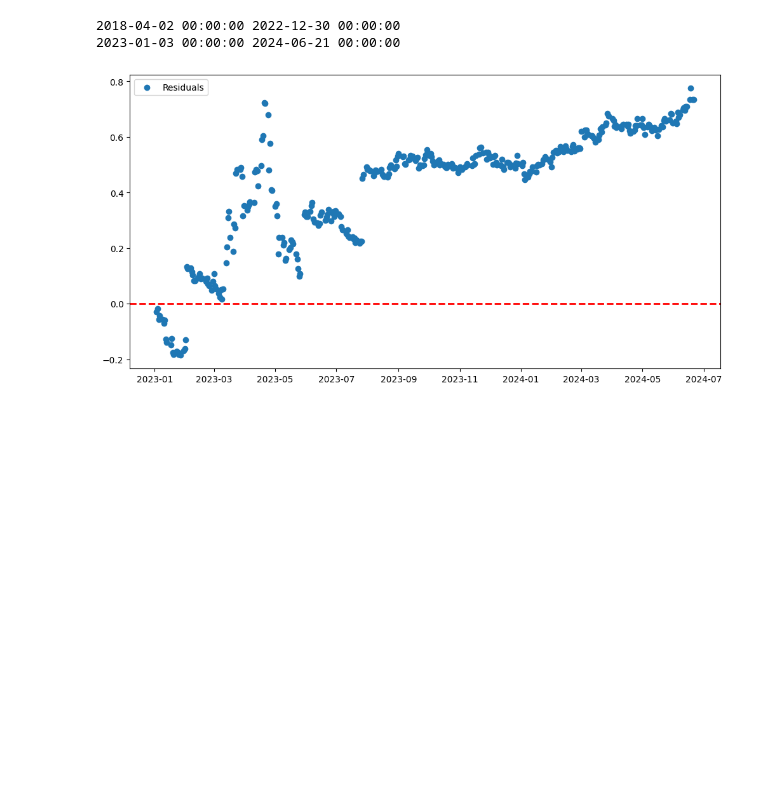
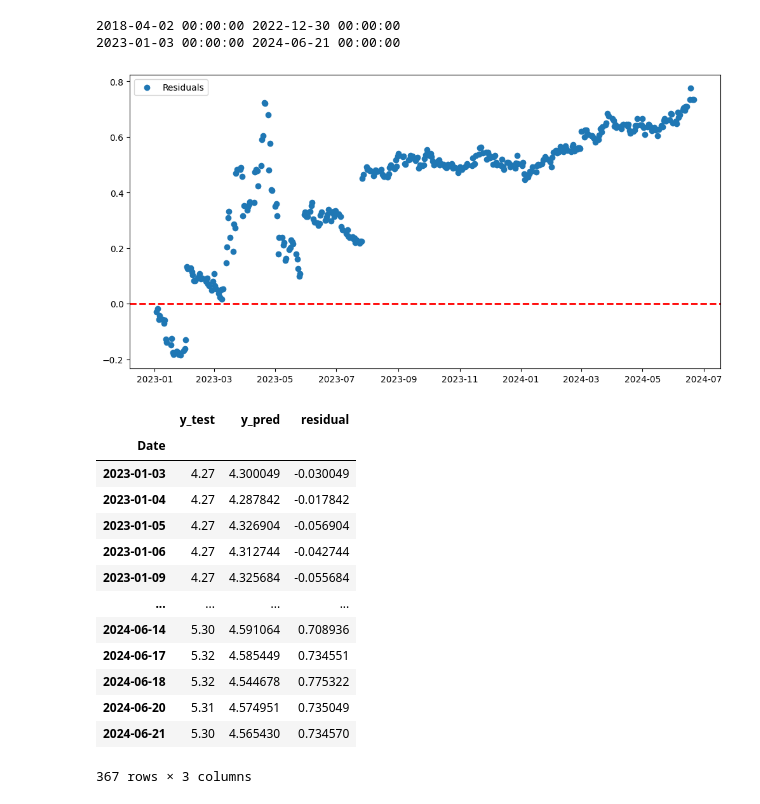
Before and after one commit to punchnami/AI-Powered-Research-Query-Chatbot, a Jupyter notebook: PredictiveModel_arimax.ipynb, the cells around one changed output. Saved outputs shown, nothing was run; the diff lists cells and outputs as text; code cells hidden in the pictures; blank space fills up the shorter version.

```diff
--- a/PredictiveModel_arimax.ipynb
+++ b/PredictiveModel_arimax.ipynb
@@ -771,21 +816,42 @@ print(test.index.min(), test.index.max())
 # %%
 # Convert predictions to a pandas series with the correct index
 y_pred_df = pd.DataFrame(y_pred)
 y_pred_df["Date"] = y_test.index
 y_pred_df.set_index("Date", inplace=True)
 y_pred_series = y_pred_df.squeeze()
 
 # Calculate residuals
 residuals = y_test - y_pred_series
 
 # Plot residuals
 plt.figure(figsize=(12, 6))
 # plt.plot(residuals, label='Residuals') # line graph
 plt.scatter(residuals.index, residuals, label='Residuals') # scatter plot
 plt.axhline(0, color='red', linestyle='--', lw=2)
 plt.legend()
 plt.show()
 
-# residual scale is bigger
+
+residual_df = pd.DataFrame(y_test)
+residual_df.rename(columns={'Rate (%)': 'y_test'}, inplace=True)
+residual_df['y_pred'] = y_pred_series
+residual_df['residual'] = residual_df['y_test'] - residual_df['y_pred']
+residual_df
+
+# very small residuals which is implies there is something off
 # %% [output]
 [figure]
+|  | y_test | y_pred | residual |
+| Date |  |  |  |
+| 2023-01-03 | 4.27 | 4.300049 | -0.030049 |
+| 2023-01-04 | 4.27 | 4.287842 | -0.017842 |
+| 2023-01-05 | 4.27 | 4.326904 | -0.056904 |
+| 2023-01-06 | 4.27 | 4.312744 | -0.042744 |
+| 2023-01-09 | 4.27 | 4.325684 | -0.055684 |
+| ... | ... | ... | ... |
+| 2024-06-14 | 5.30 | 4.591064 | 0.708936 |
+| 2024-06-17 | 5.32 | 4.585449 | 0.734551 |
+| 2024-06-18 | 5.32 | 4.544678 | 0.775322 |
+| 2024-06-20 | 5.31 | 4.574951 | 0.735049 |
+| 2024-06-21 | 5.30 | 4.565430 | 0.734570 |
+367 rows × 3 columns
```
Also changed, not shown: parts of 9 cells of this notebook.
